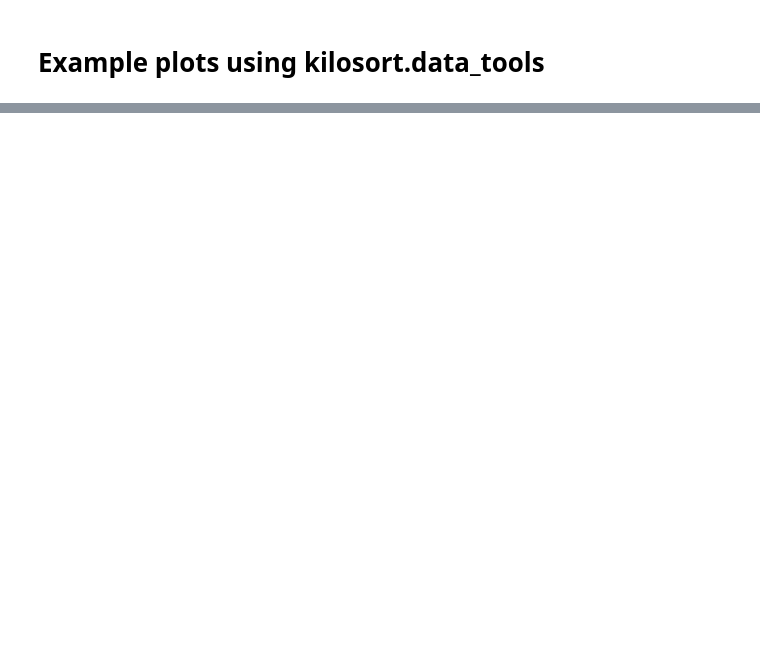
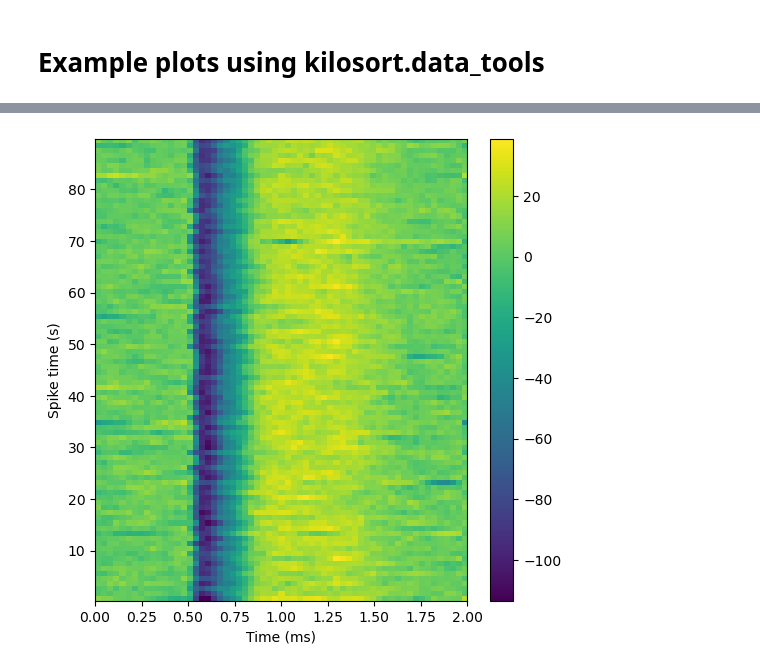
Before and after one commit to MouseLand/Kilosort, a Jupyter notebook: docs/tutorials/plotting_example.ipynb, the cells around one changed output, grey strips where cells are left out. Cells and saved outputs as stored; diff of their text form; code cells hidden in the pictures; blank space fills up the shorter version.

```diff
--- a/docs/tutorials/plotting_example.ipynb
+++ b/docs/tutorials/plotting_example.ipynb
@@ -65,0 +66,9 @@ plt.tight_layout()
+# %%
+# Can also visualize this as a heatmap
+fig2, ax2 = plt.subplots(1,1,figsize=(6,6))
+pos = ax2.imshow(waves.T, aspect='auto', extent=[t[0], t[-1], t2[0], t2[-1]]);
+fig2.colorbar(pos, ax=ax2);
+ax2.set_xlabel('Time (ms)');
+ax2.set_ylabel('Spike time (s)');
+# %% [output]
+[figure, added]
```
Also changed, not shown: parts of 3 cells of this notebook.
